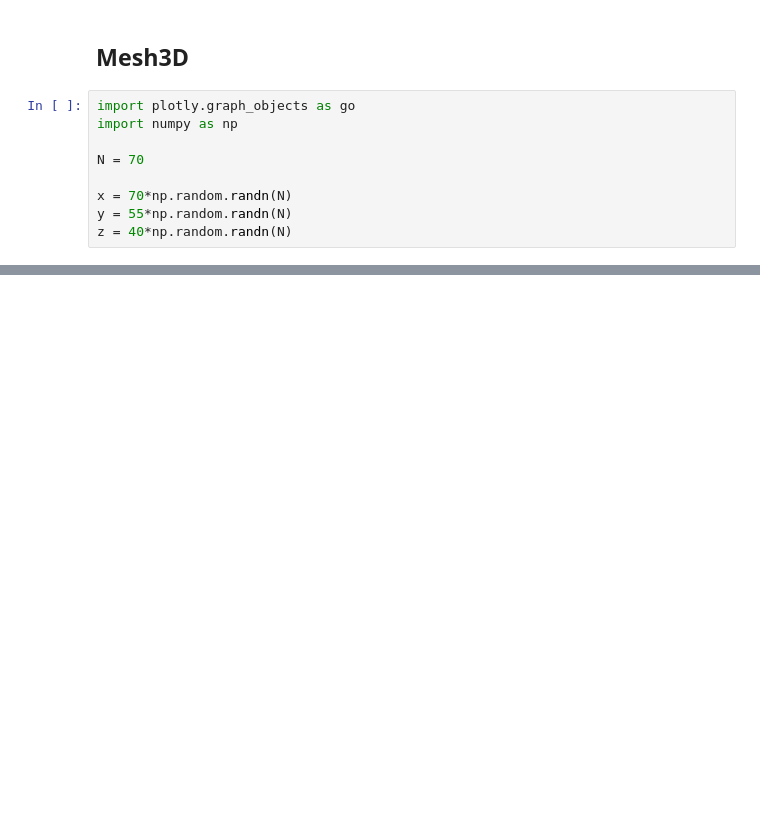
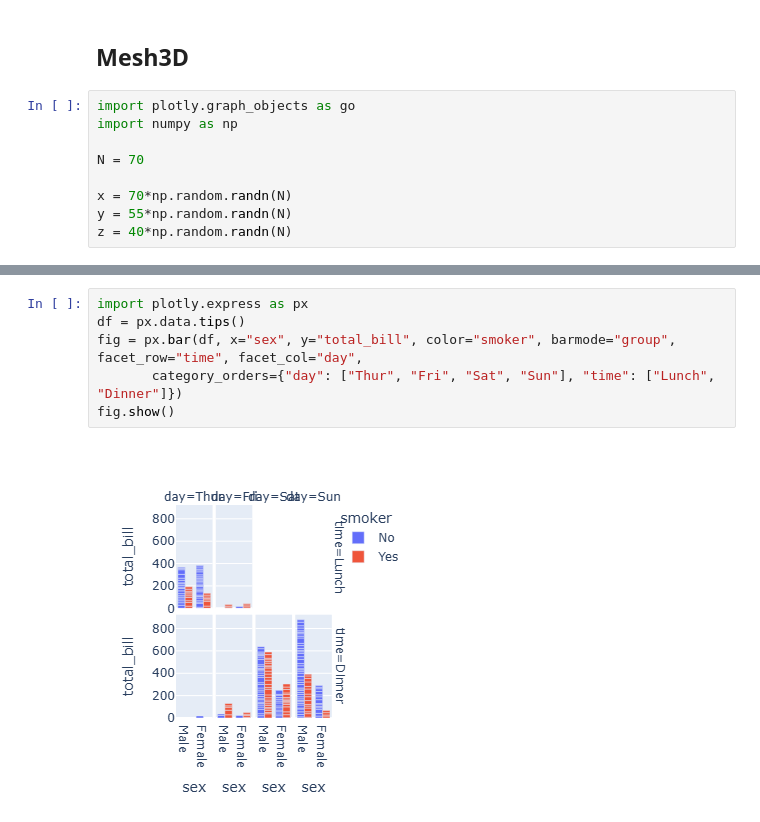
Before and after one commit to dev-DaviGuerra/Plotly, a Jupyter notebook: Plotly.ipynb, the cells around one changed output, grey strips where cells are left out. Saved outputs shown, nothing was run; the diff lists cells and outputs as text; blank space fills up the shorter version.

```diff
--- a/Plotly.ipynb
+++ b/Plotly.ipynb
@@ -219,0 +243,8 @@ fig.show()
+# %%
+import plotly.express as px
+df = px.data.tips()
+fig = px.bar(df, x="sex", y="total_bill", color="smoker", barmode="group", facet_row="time", facet_col="day",
+       category_orders={"day": ["Thur", "Fri", "Sat", "Sun"], "time": ["Lunch", "Dinner"]})
+fig.show()
+# %% [output]
+[figure, added]
```
Also changed, not shown: parts of 22 cells of this notebook.
